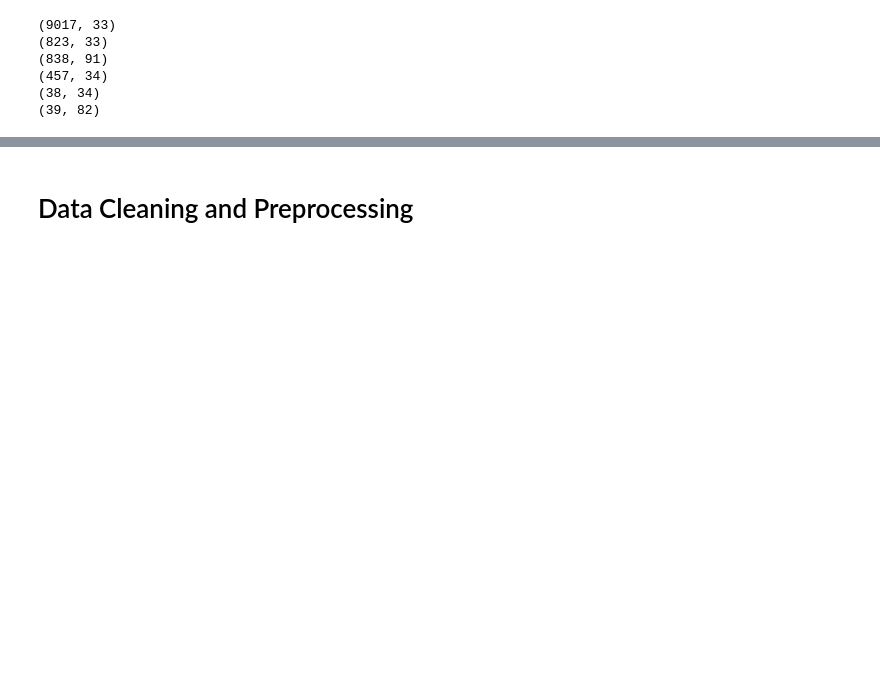
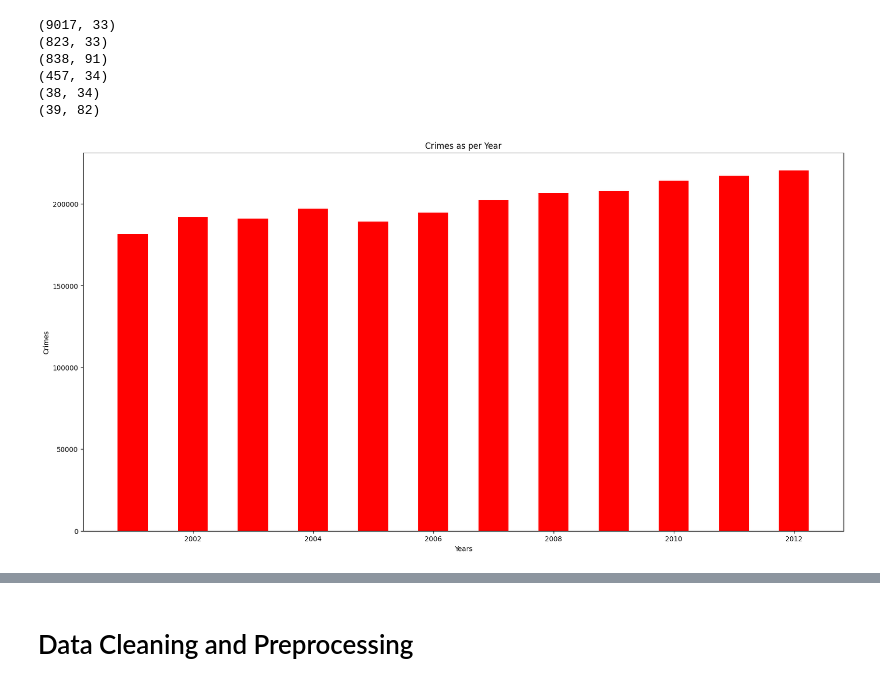
Before and after one commit to Akil-Rajendran/Crime-Data-Analysis-and-Safety-Recommendation, a Jupyter notebook: Project_Work_1_crime.ipynb, the cells around one changed output, grey strips where cells are left out. Cells and saved outputs as stored; diff of their text form; code cells hidden in the pictures; blank space fills up the shorter version.

```diff
--- a/Project_Work_1_crime.ipynb
+++ b/Project_Work_1_crime.ipynb
@@ -94,15 +118,17 @@ print(cbyp_2014.shape)
 (38, 34)
 (39, 82)
 # %%
-# x = dw_01_12['YEAR']
-# y = dw_01_12['TOTAL IPC CRIMES']
-# z = dw_01_12['STATE/UT']
-# k = dw_01_12['KIDNAPPING & ABDUCTION']
-# fig = plt.figure(figsize = (20, 10))
-# plt.bar(x, y, color ='red', width = 0.5)
+x = dw_01_12['YEAR']
+y = dw_01_12['TOTAL IPC CRIMES']
+z = dw_01_12['STATE/UT']
+k = dw_01_12['KIDNAPPING & ABDUCTION']
+fig = plt.figure(figsize = (20, 10))
+plt.bar(x, y, color ='red', width = 0.5)
 
-# plt.xlabel("Years")
-# plt.ylabel("Crimes")
-# plt.title("Crimes as per Year")
-# plt.show()
+plt.xlabel("Years")
+plt.ylabel("Crimes")
+plt.title("Crimes as per Year")
+plt.show()
+# %% [output]
+[figure, added]
 # %%
```
Also changed, not shown: parts of 64 cells of this notebook.
